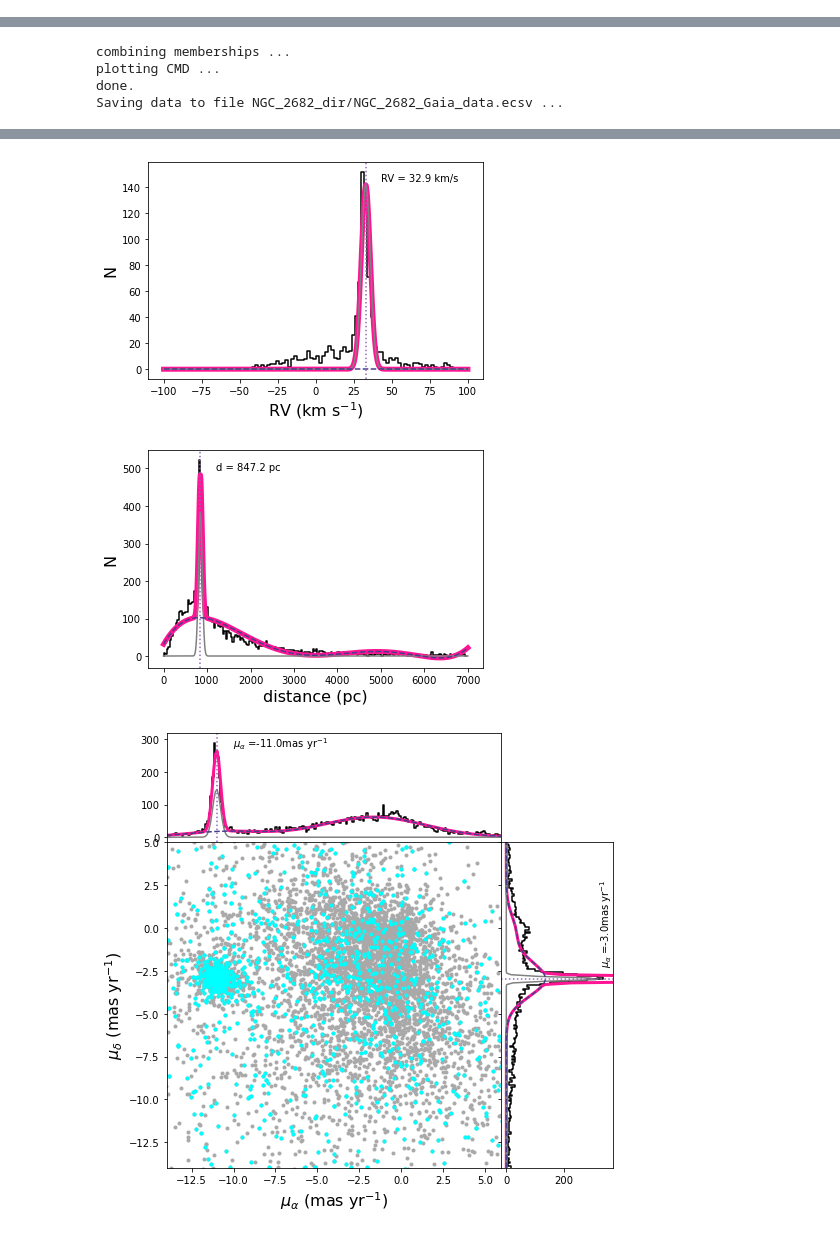
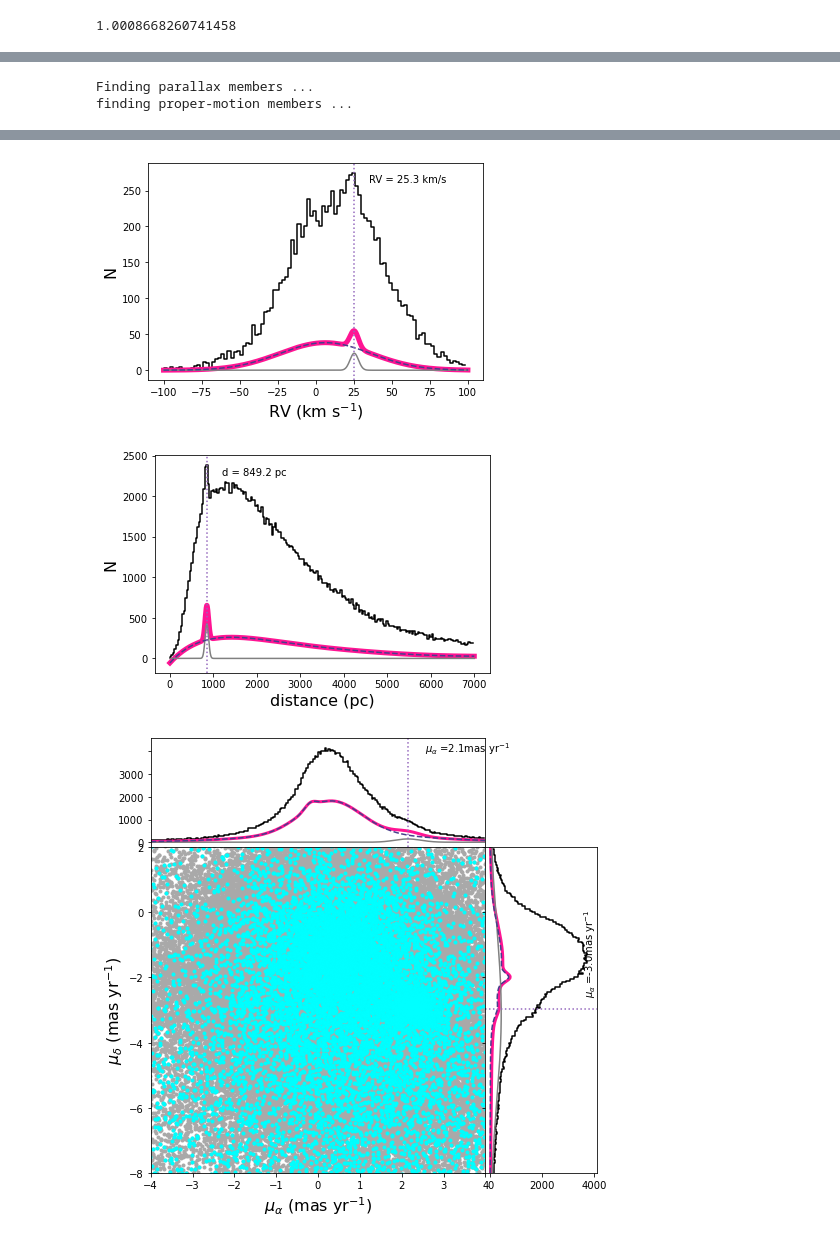
Before and after one commit to ageller/BASE9_utils, a Jupyter notebook: getGaiaData/makePHOT.ipynb, the cells around one changed output, grey strips where cells are left out. Drawn from its saved outputs; the diff is of its cells as text; code cells hidden in the pictures.

```diff
--- a/getGaiaData/makePHOT.ipynb
+++ b/getGaiaData/makePHOT.ipynb
@@ -16,18 +20,18 @@ Loading BokehJS ...
 # %%
 # read in my OC file and see if I can use that to define the input values
 # https://github.com/ageller/compileOCs/blob/master/OCcompiled_clean.csv
-clusterName ='NGC_2682'
-#clusterName = 'NGC_188'
-#clusterName ='NGC_6819'
-#clusterName ='M_35'
-#clusterName ='NGC_7789'
-#clusterName = 'NGC_2516'
+#clusterName ='NGC_2682' #rtfac=3.5
+#clusterName = 'NGC_188' #rtfac=3.5
+#clusterName ='NGC_6819'#rtfac=2
+clusterName ='M_35' #rtfac=1.5
+#clusterName ='NGC_7789' #rtfac=1.5
+#clusterName = 'NGC_2516' #rtfac=1.5
 #clusterName = 'NGC_3532' #Either a very big cluster or the cluster is very small and ontop of field stars
-#clusterName = 'NGC_2506'
-#clusterName = 'M_37'
-#clusterName = 'NGC_6811'
-#clusterName = 'NGC_6791'
-#clusterName = 'NGC_6866'
+#clusterName = 'NGC_2506' #rtfac=2
+#clusterName = 'M_37' #rtfac=2
+#clusterName = 'NGC_6811' #rtfac=2
+#clusterName = 'NGC_6791' #rtfac=2
+#clusterName = 'NGC_6866' #rtfac=2
 
 OCdf = pd.read_csv('OCcompiled_clean_v2.csv')
 row = OCdf.loc[OCdf['ID'] == clusterName].iloc[0]
@@ -43,24 +47,27 @@ err_dmod = (5.*1./np.log(10.)*(1./row['dist[pc]']))*row['err_dist[pc]'] # error
 # want this in degrees
 Mg = 1.5*10**12 #*units.solMass #this probably could use verification and a reference
 rt = row['rgc[pc]']*(row['mass[Msun]']/(3.*Mg))**(1./3.)
-rtfac = 2.
+rtfac = 2
 radius = rtfac*np.arctan2(rt, row['dist[pc]'])*180./np.pi
-# Note: many clusters won't have Av (and other values)
-# for Av, I can get a value from a model, or just use 0
+# %%
+radius
+# %% [output]
+1.0008668260741458
 # %%
 cluster = GaiaClusterMembers(center.ra.to(units.degree).value, center.dec.to(units.degree).value, radius)
-pwd = clusterName+'_dir/'
+pwd = clusterName+'_dir'
 cluster.verbose = 1
 try:
-    os.makedirs(pwd+'plots')
+    os.makedirs(pwd+'/plots')
     os.makedirs(pwd)
 except:
     next
-cluster.photOutputFileName = pwd + clusterName + '.phot'
-cluster.yamlOutputFileName = pwd + 'base9.yaml'
+cluster.photOutputFileName = pwd +'/'+clusterName + '.phot'
+cluster.saveDataFile = pwd +'/'+clusterName + '.csv'
+cluster.yamlOutputFileName = pwd + '/base9.yaml'
 cluster.yamlTemplateFileName = 'template_base9.yaml'
 cluster.yamlInputDict = {
-    'photFile' : pwd + clusterName + '.phot',
+    'photFile' : clusterName + '.phot',
     'outputFileBase' : pwd,
     'modelDirectory' : '/projects/p31721/BASE9/base-models/',
     'msRgbModel' : 5,
@@ -72,6 +79,7 @@ cluster.yamlInputDict = {
     'distMod' : [dmod, dmod, np.max([err_dmod, 1.0])],
 }
 cluster.plotNameRoot = pwd+'/plots/'
-cluster.runAll(clusterName)
-cluster.saveDataToFile(pwd+clusterName+'_Gaia_data.ecsv')
+cluster.photSigFloor = 0.03
+cluster.runAll(clusterName,rt,pwd+'/'+clusterName+'_Gaia_data.ecsv')
+#cluster.saveDataToFile(pwd+'/'+clusterName+'_Gaia_data_small.ecsv')
 # %% [output]
@@ -83,5 +88,3 @@ finding proper-motion members ...
 WARNING: The fit may be unsuccessful; check fit_info['message'] for more information. [astropy.modeling.fitting]
-combining memberships ...
-plotting CMD ...
-done.
-Saving data to file NGC_2682_dir/NGC_2682_Gaia_data.ecsv ...
+Finding parallax members ...
+finding proper-motion members ...
@@ -88,3 +101,3 @@ Saving data to file NGC_2682_dir/NGC_2682_Gaia_data.ecsv ...
-[figure, old version]
+[figure, new version]
-[figure, old version]
+[figure, new version]
-[figure, old version]
+[figure, new version]
```
Also changed, not shown: parts of 7 cells of this notebook.
